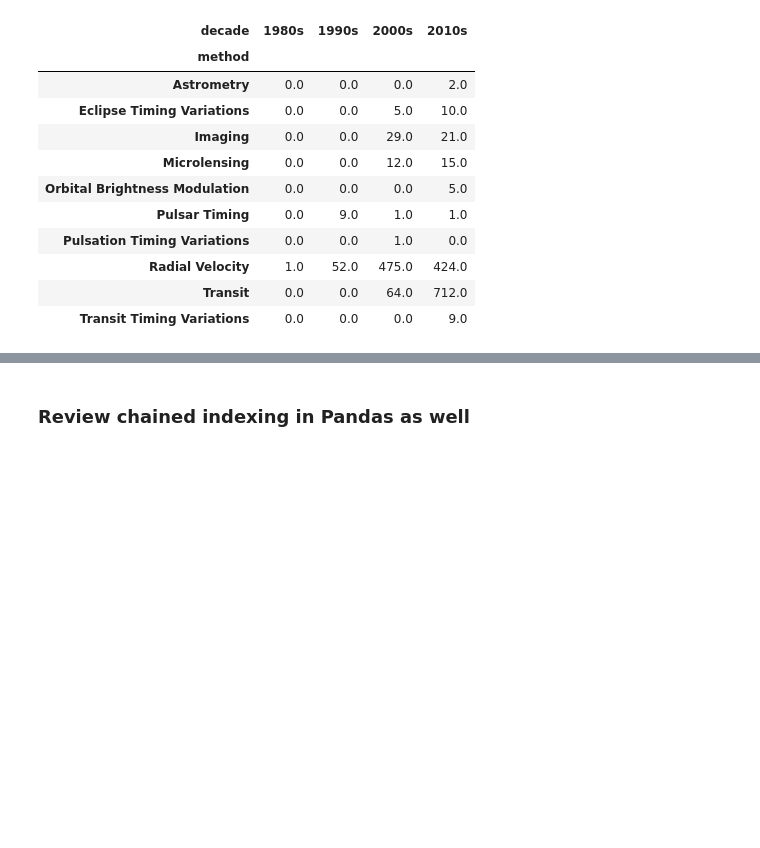
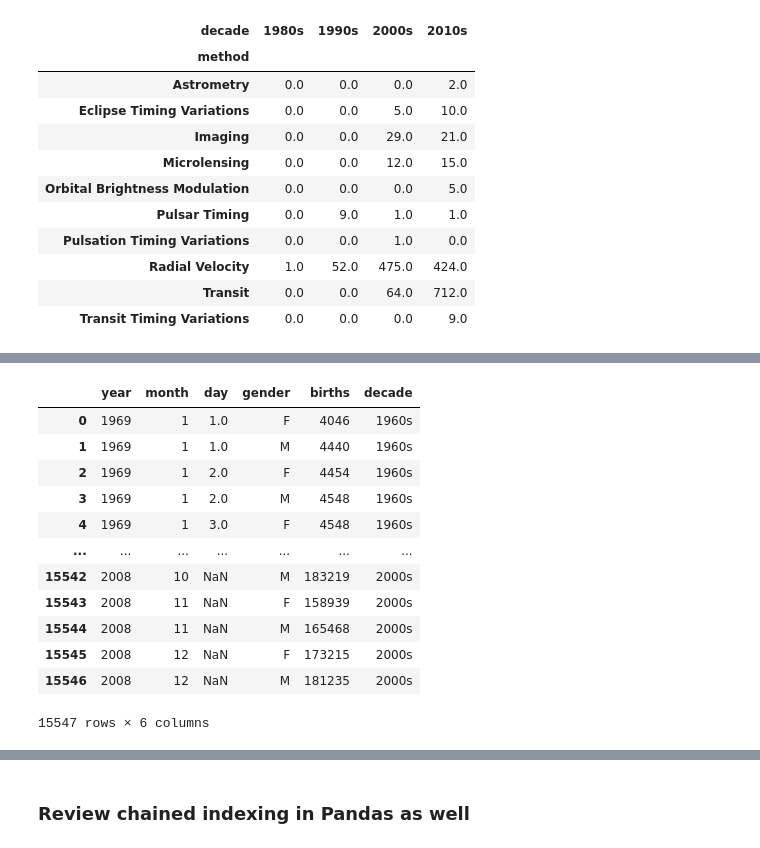
Before and after one commit to mjkeene/ML, a Jupyter notebook: python_data_science_handbook/3_data_manipulation_with_pandas.ipynb, the cells around one changed output, grey strips where cells are left out. Saved outputs shown, nothing was run; the diff lists cells and outputs as text; code cells hidden in the pictures; blank space fills up the shorter version.

```diff
--- a/python_data_science_handbook/3_data_manipulation_with_pandas.ipynb
+++ b/python_data_science_handbook/3_data_manipulation_with_pandas.ipynb
@@ -2941,0 +3132,19 @@ planets.groupby(['method', decade])['number'].sum().unstack().fillna(0)
+# %%
+# Let's add a decade column and use a pivot table
+births['decade'] = 10 * (births['year'] // 10)
+births['decade'] = births['decade'].astype(str) + 's'
+births
+# %% [output]
+|  | year | month | day | gender | births | decade |
+| 0 | 1969 | 1 | 1.0 | F | 4046 | 1960s |
+| 1 | 1969 | 1 | 1.0 | M | 4440 | 1960s |
+| 2 | 1969 | 1 | 2.0 | F | 4454 | 1960s |
+| 3 | 1969 | 1 | 2.0 | M | 4548 | 1960s |
+| 4 | 1969 | 1 | 3.0 | F | 4548 | 1960s |
+| ... | ... | ... | ... | ... | ... | ... |
+| 15542 | 2008 | 10 | NaN | M | 183219 | 2000s |
+| 15543 | 2008 | 11 | NaN | F | 158939 | 2000s |
+| 15544 | 2008 | 11 | NaN | M | 165468 | 2000s |
+| 15545 | 2008 | 12 | NaN | F | 173215 | 2000s |
+| 15546 | 2008 | 12 | NaN | M | 181235 | 2000s |
+15547 rows × 6 columns
```
Also changed, not shown: parts of 48 cells of this notebook.
